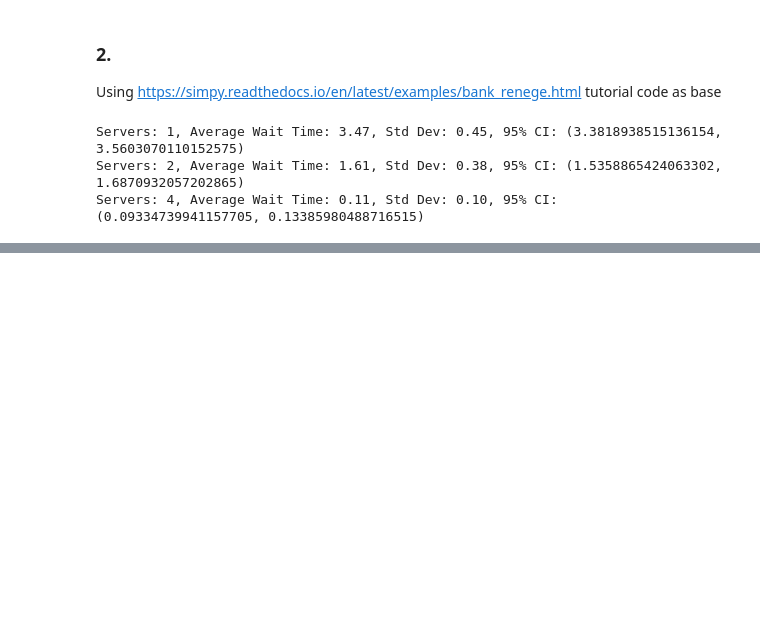
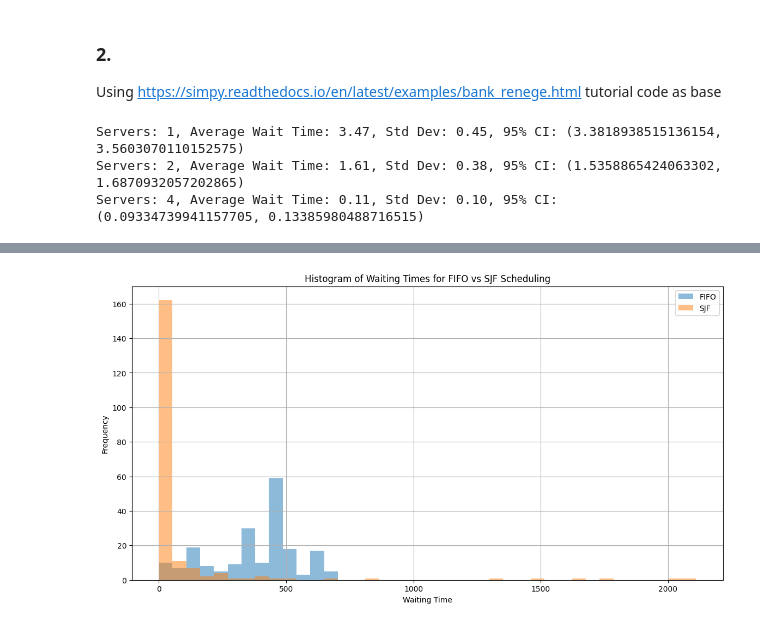
Before and after one commit to jonas4climate/ss-assignment-2, a Jupyter notebook: CalvinLaw_11306734_RaymondZhang_14865904_JonasSchaefer_14039982_2.ipynb, the cells around one changed output, grey strips where cells are left out. Cells and saved outputs as stored; diff of their text form; code cells hidden in the pictures; blank space fills up the shorter version.

```diff
--- a/CalvinLaw_11306734_RaymondZhang_14865904_JonasSchaefer_14039982_2.ipynb
+++ b/CalvinLaw_11306734_RaymondZhang_14865904_JonasSchaefer_14039982_2.ipynb
@@ -136,0 +216,20 @@ plt.show()
+# %%
+# Histogram settings
+bins = np.linspace(0, max(max(wait_times_fifo), max(wait_times_sjf)), 40)
+
+plt.figure(figsize=(14, 7))
+
+# FIFO Histogram
+plt.hist(wait_times_fifo, bins, alpha=0.5, label='FIFO')
+
+# SJF Histogram
+plt.hist(wait_times_sjf, bins, alpha=0.5, label='SJF')
+
+plt.xlabel('Waiting Time')
+plt.ylabel('Frequency')
+plt.title('Histogram of Waiting Times for FIFO vs SJF Scheduling')
+plt.legend(loc='upper right')
+plt.grid(True)
+plt.show()
+# %% [output]
+[figure, added]
```
Also changed, not shown: parts of 3 cells of this notebook.
